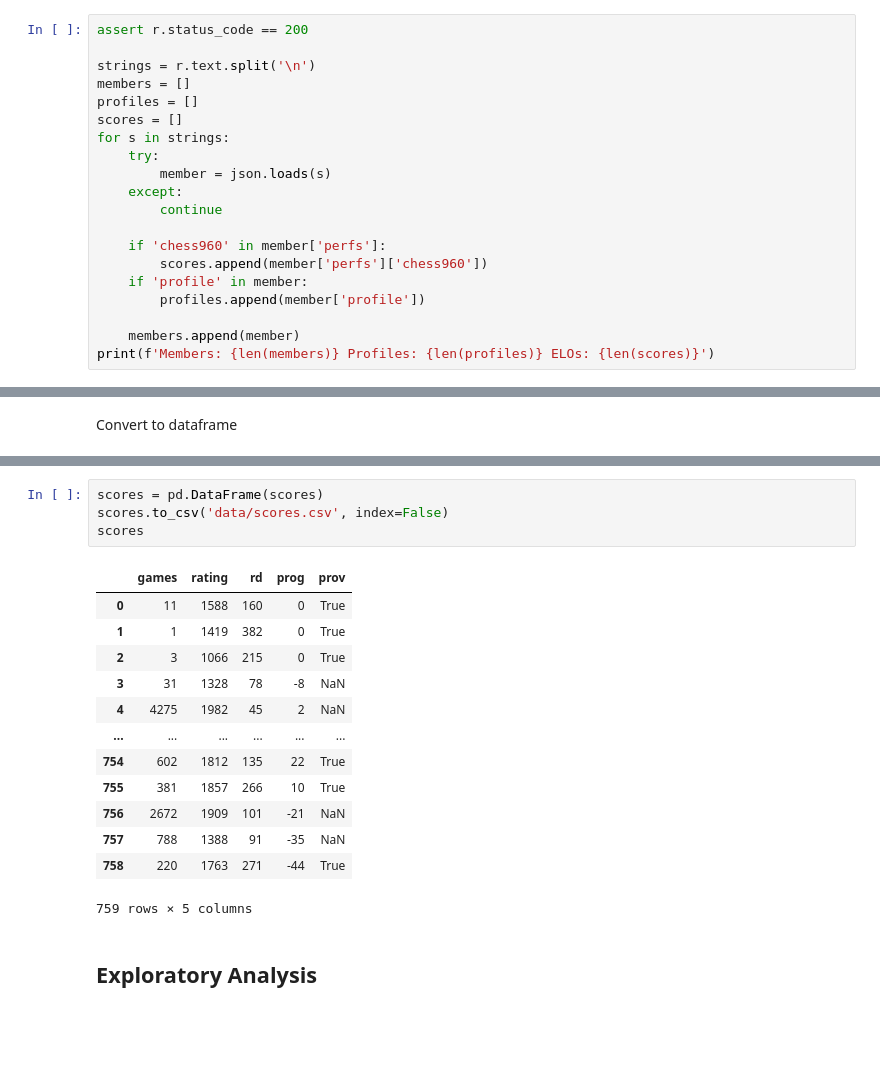
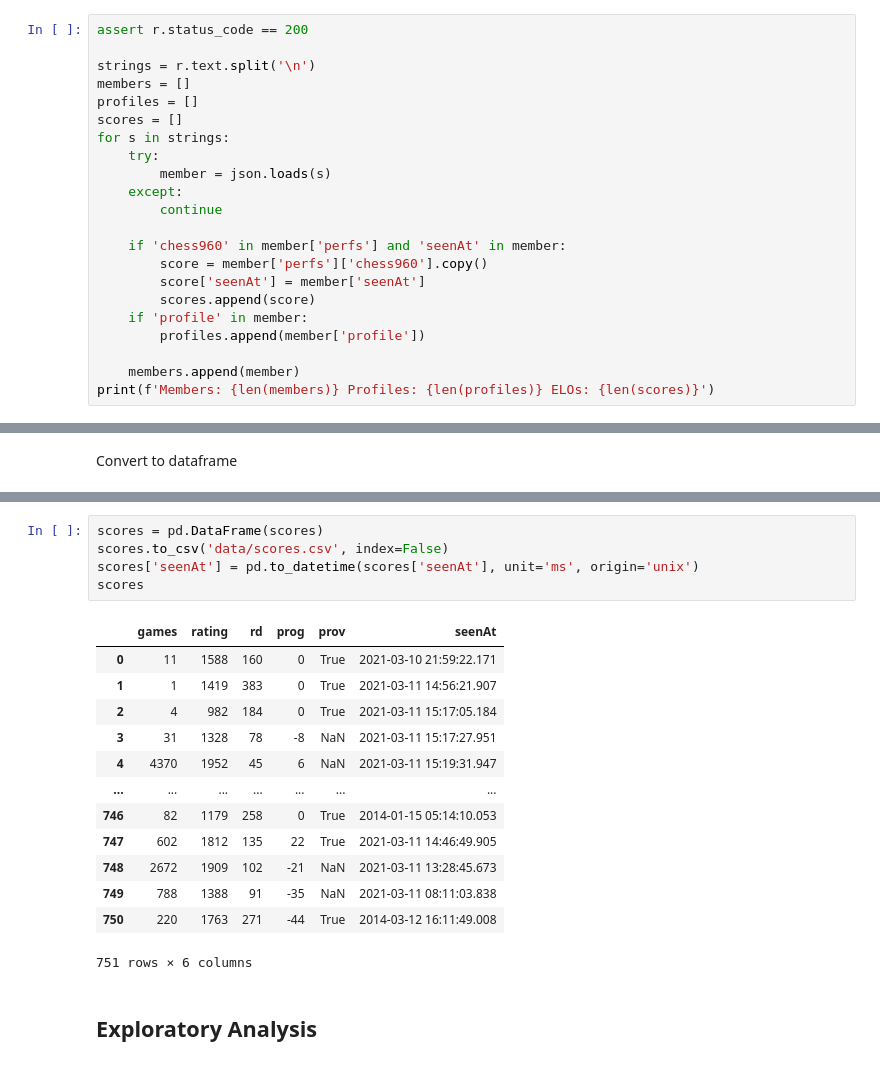
Before and after one commit to agupta231/chess960-scheduler, a Jupyter notebook: analysis/0_download.ipynb, the cells around one changed output, grey strips where cells are left out. Drawn from its saved outputs; the diff is of its cells as text; blank space fills up the shorter version.

```diff
--- a/analysis/0_download.ipynb
+++ b/analysis/0_download.ipynb
@@ -33,8 +33,10 @@ for s in strings:
     except:
         continue
 
-    if 'chess960' in member['perfs']:
-        scores.append(member['perfs']['chess960'])
+    if 'chess960' in member['perfs'] and 'seenAt' in member:
+        score = member['perfs']['chess960'].copy()
+        score['seenAt'] = member['seenAt']
+        scores.append(score)
     if 'profile' in member:
         profiles.append(member['profile'])
 
@@ -83,21 +85,22 @@ profiles
 # %%
 scores = pd.DataFrame(scores)
 scores.to_csv('data/scores.csv', index=False)
+scores['seenAt'] = pd.to_datetime(scores['seenAt'], unit='ms', origin='unix')
 scores
 # %% [output]
-|  | games | rating | rd | prog | prov |
-| 0 | 11 | 1588 | 160 | 0 | True |
-| 1 | 1 | 1419 | 382 | 0 | True |
-| 2 | 3 | 1066 | 215 | 0 | True |
-| 3 | 31 | 1328 | 78 | -8 | NaN |
-| 4 | 4275 | 1982 | 45 | 2 | NaN |
-| ... | ... | ... | ... | ... | ... |
-| 754 | 602 | 1812 | 135 | 22 | True |
-| 755 | 381 | 1857 | 266 | 10 | True |
-| 756 | 2672 | 1909 | 101 | -21 | NaN |
-| 757 | 788 | 1388 | 91 | -35 | NaN |
-| 758 | 220 | 1763 | 271 | -44 | True |
+|  | games | rating | rd | prog | prov | seenAt |
+| 0 | 11 | 1588 | 160 | 0 | True | 2021-03-10 21:59:22.171 |
+| 1 | 1 | 1419 | 383 | 0 | True | 2021-03-11 14:56:21.907 |
+| 2 | 4 | 982 | 184 | 0 | True | 2021-03-11 15:17:05.184 |
+| 3 | 31 | 1328 | 78 | -8 | NaN | 2021-03-11 15:17:27.951 |
+| 4 | 4370 | 1952 | 45 | 6 | NaN | 2021-03-11 15:19:31.947 |
+| ... | ... | ... | ... | ... | ... | ... |
+| 746 | 82 | 1179 | 258 | 0 | True | 2014-01-15 05:14:10.053 |
+| 747 | 602 | 1812 | 135 | 22 | True | 2021-03-11 14:46:49.905 |
+| 748 | 2672 | 1909 | 102 | -21 | NaN | 2021-03-11 13:28:45.673 |
+| 749 | 788 | 1388 | 91 | -35 | NaN | 2021-03-11 08:11:03.838 |
+| 750 | 220 | 1763 | 271 | -44 | True | 2014-03-12 16:11:49.008 |
-759 rows × 5 columns
+751 rows × 6 columns
 # %% [markdown]
 ## Exploratory Analysis
 # %%
```
Also changed, not shown: parts of 4 cells of this notebook, 1 other file.
